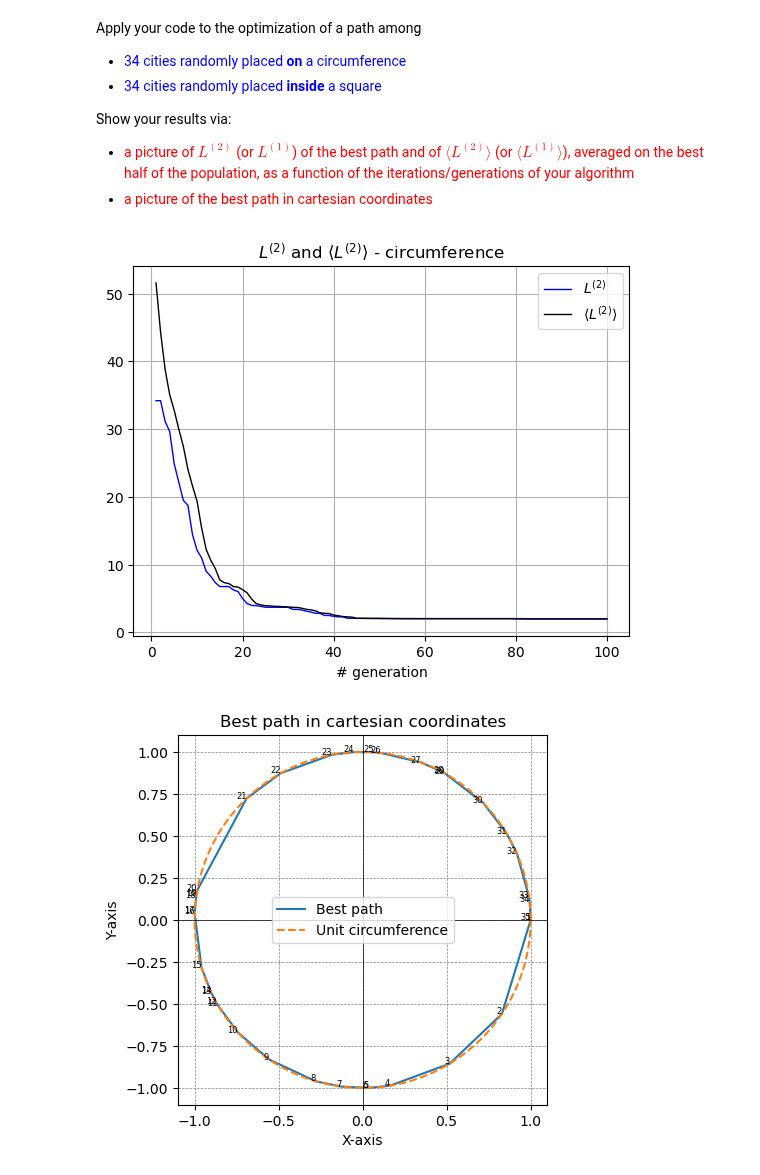
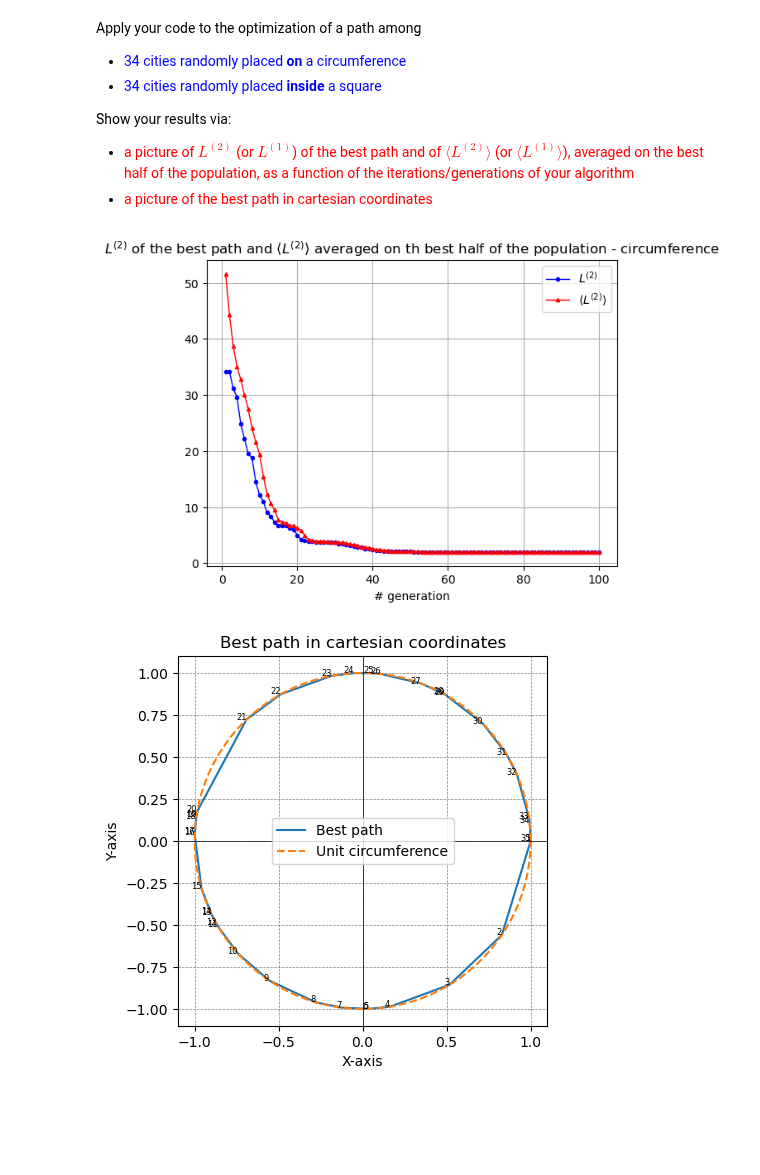
Before and after one commit to edoiannu/LSN_Exercises_Iannucci, a Jupyter notebook: Exercises_09/LSN_Exercises_09.ipynb, the cells around one changed output. Drawn from its saved outputs; the diff is of its cells as text; code cells hidden in the pictures; blank space fills up the shorter version.

```diff
--- a/Exercises_09/LSN_Exercises_09.ipynb
+++ b/Exercises_09/LSN_Exercises_09.ipynb
@@ -139,34 +139,34 @@ Show your results via:
 # %%
 import matplotlib.pyplot as plt
 import numpy as np
 import csv
 
 L = []
 Lmean = []
 
 with open('results/circle/L.out', 'r') as file:
     reader = csv.reader(file)
     next(reader, None) # salta la prima riga
     for list in file:
         elements = list.split()
         L.append(float(elements[1]))
         Lmean.append(float(elements[2]))
 file.close()
 
 fig, ax1 = plt.subplots()
 
 blocks = np.arange(1,len(L)+1)
 
-ax1.plot(blocks,L,linewidth=1,color='blue',label=r'$L^{(2)}$')
-ax1.plot(blocks,Lmean,linewidth=1,color='black',label=r'$\langle L^{(2)} \rangle$')
+ax1.plot(blocks,L,linewidth=1,color='blue',marker='o',markersize=3,label=r'$L^{(2)}$')
+ax1.plot(blocks,Lmean,linewidth=1,color='red',marker='^',markersize=3,label=r'$\langle L^{(2)} \rangle$')
 ax1.set_xlabel('# generation')
 ax1.legend()
-ax1.set_title(r'$L^{(2)}$ and $\langle L^{(2)}\rangle$ - circumference' )
+ax1.set_title(r'$L^{(2)}$ of the best path and $\langle L^{(2)}\rangle$ averaged on th best half of the population - circumference' )
 ax1.grid(True)
 
 plt.show()
 # %% [output]
-[figure, old version]
+[figure, new version]
 # %%
 import matplotlib.pyplot as plt
 import csv
```
Also changed, not shown: parts of 2 cells of this notebook, 46 other files.
